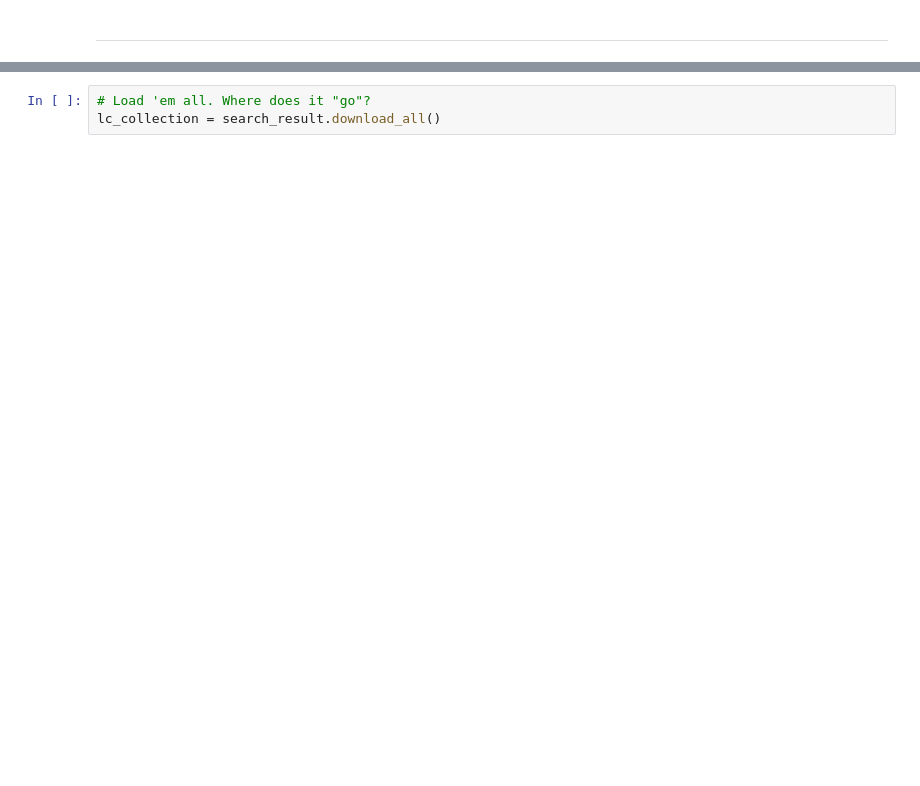
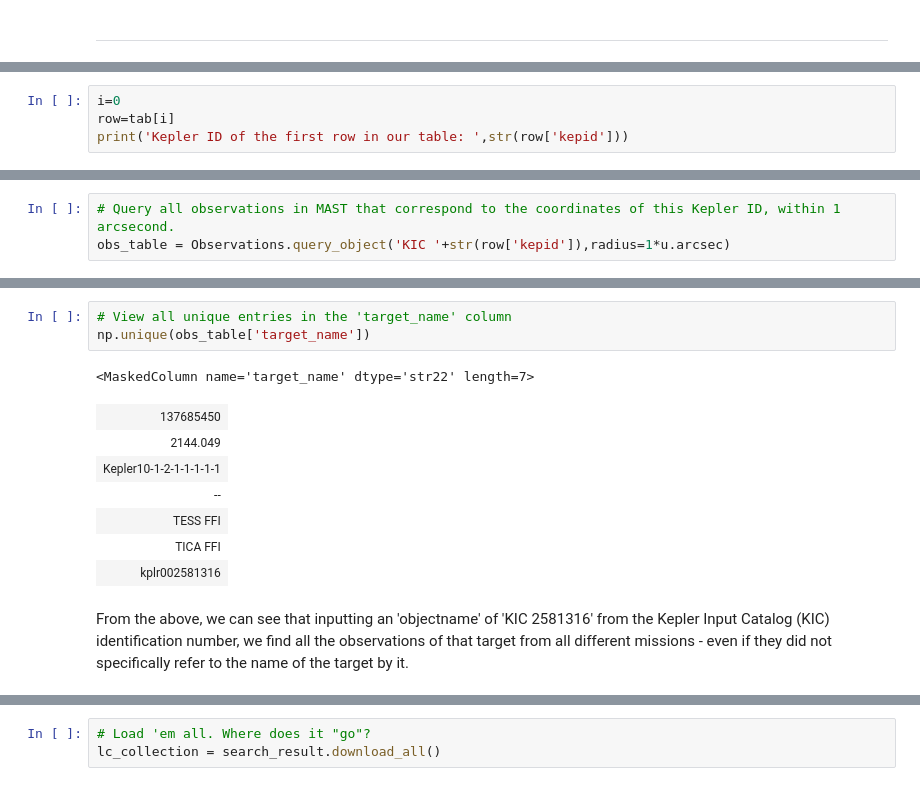
Before and after one commit to spacetelescope/project-tikebook, a Jupyter notebook: kepler_counterparts/kepler_counterparts.ipynb, the cells around one changed output, grey strips where cells are left out. Cells and saved outputs as stored; diff of their text form; blank space fills up the shorter version.

```diff
--- a/kepler_counterparts/kepler_counterparts.ipynb
+++ b/kepler_counterparts/kepler_counterparts.ipynb
@@ -242,0 +131,4 @@ Length = 31 rows
+# %%
+i=0
+row=tab[i]
+print('Kepler ID of the first row in our table: ',str(row['kepid']))
@@ -242,0 +137,3 @@ Length = 31 rows
+# %%
+# Query all observations in MAST that correspond to the coordinates of this Kepler ID, within 1 arcsecond.
+obs_table = Observations.query_object('KIC '+str(row['kepid']),radius=1*u.arcsec)
@@ -242,0 +161,14 @@ Length = 31 rows
+# %%
+# View all unique entries in the 'target_name' column
+np.unique(obs_table['target_name'])
+# %% [output]
+<MaskedColumn name='target_name' dtype='str22' length=7>
+| 137685450 |
+| 2144.049 |
+| Kepler10-1-2-1-1-1-1-1 |
+| -- |
+| TESS FFI |
+| TICA FFI |
+| kplr002581316 |
+# %% [markdown]
+From the above, we can see that inputting an 'objectname' of 'KIC 2581316' from the Kepler Input Catalog (KIC) identification number, we find all the observations of that target from all different missions - even if they did not specifically refer to the name of the target by it.
```
Also changed, not shown: parts of 53 cells of this notebook.
